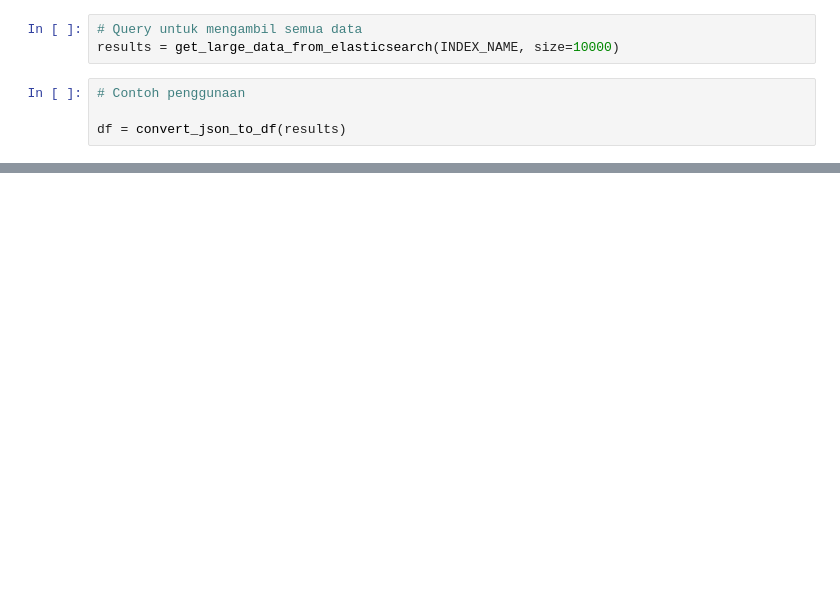
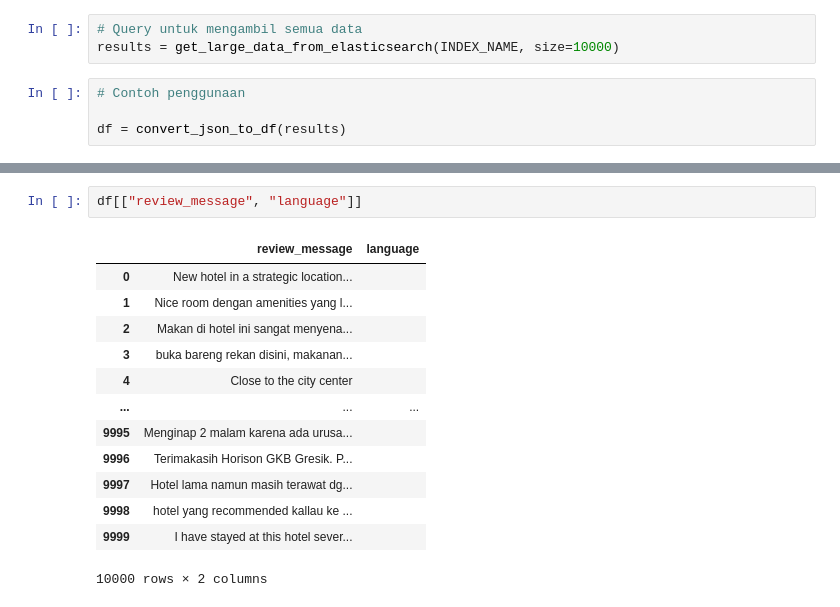
Before and after one commit to sugengdcahyo/multilabel-classification, a Jupyter notebook: 01-install.ipynb, the cells around one changed output, grey strips where cells are left out. Saved outputs shown, nothing was run; the diff lists cells and outputs as text; blank space fills up the shorter version.

```diff
--- a/01-install.ipynb
+++ b/01-install.ipynb
@@ -117,0 +122,16 @@ df.head()
+# %%
+df[["review_message", "language"]]
+# %% [output]
+|  | review_message | language |
+| 0 | New hotel in a strategic location... |  |
+| 1 | Nice room dengan amenities yang l... |  |
+| 2 | Makan di hotel ini sangat menyena... |  |
+| 3 | buka bareng rekan disini, makanan... |  |
+| 4 | Close to the city center |  |
+| ... | ... | ... |
+| 9995 | Menginap 2 malam karena ada urusa... |  |
+| 9996 | Terimakasih Horison GKB Gresik. P... |  |
+| 9997 | Hotel lama namun masih terawat dg... |  |
+| 9998 | hotel yang recommended kallau ke ... |  |
+| 9999 | I have stayed at this hotel sever... |  |
+10000 rows × 2 columns
```
Also changed, not shown: parts of 3 cells of this notebook.
